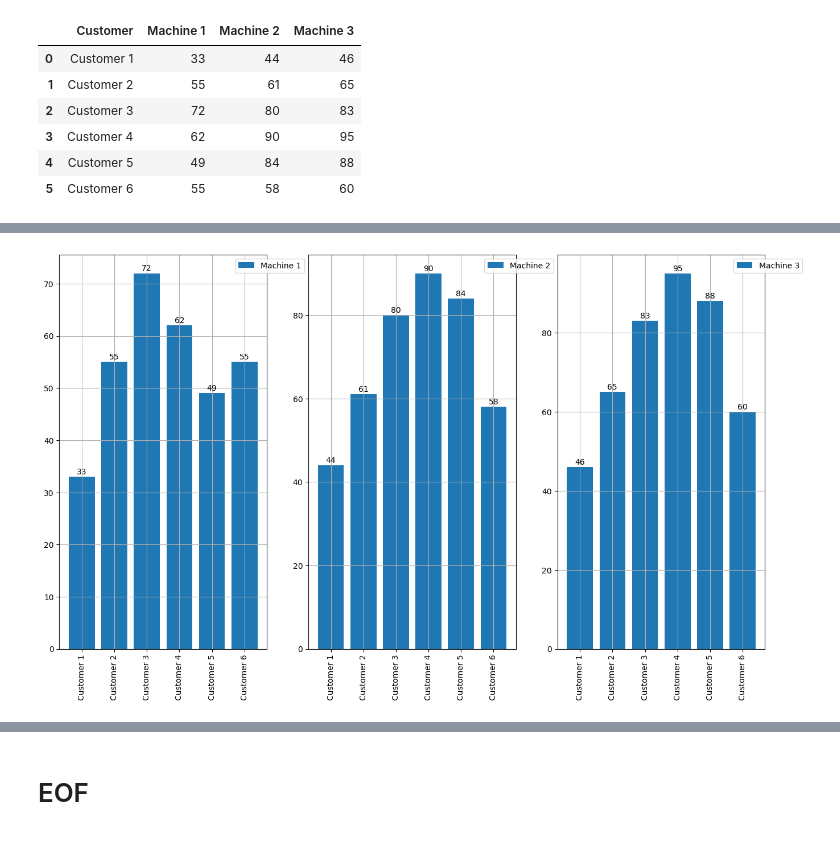
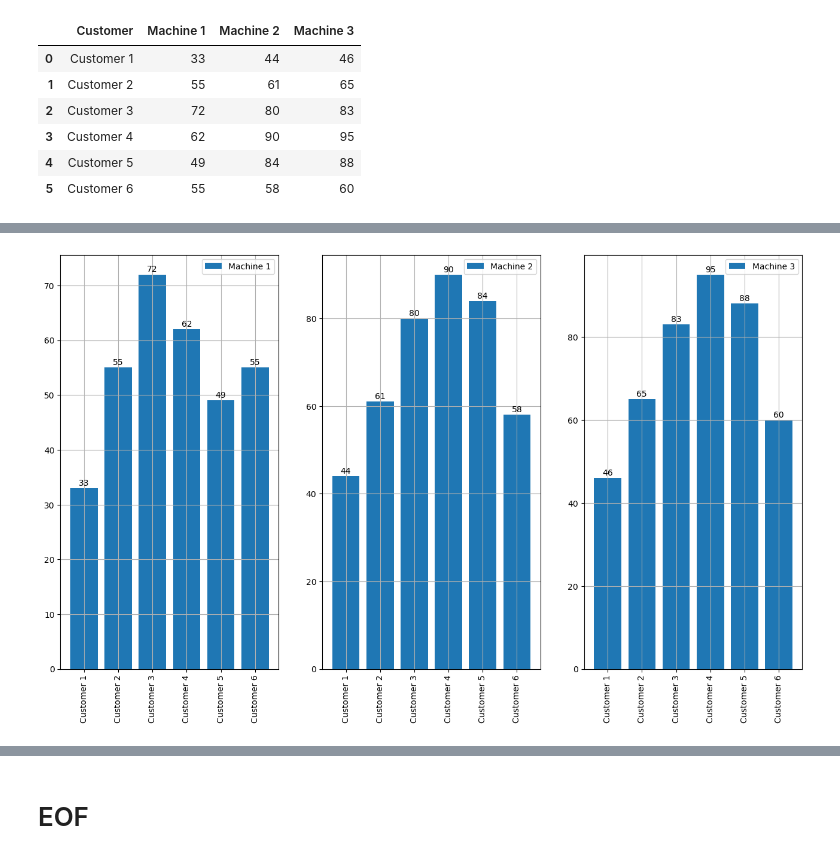
Before and after one commit to AlitheiaDeus/SiT_2301046, a Jupyter notebook: DA/Practice.ipynb, the cells around one changed output, grey strips where cells are left out. Saved outputs shown, nothing was run; the diff lists cells and outputs as text; code cells hidden in the pictures.

```diff
--- a/DA/Practice.ipynb
+++ b/DA/Practice.ipynb
@@ -427,16 +427,16 @@ plt.show()
 # %%
 fig, axes = plt.subplots(1, len(machines), figsize = (16, 9))
 
 for ax, machine in zip(axes, machines):
     bars = ax.bar(df['Customer'], df[machine], label = machine)
     for bar in bars:
         x = bar.get_x() + bar.get_width() / 2
         y = bar.get_height() + 0.2
         ax.text(x, y, f"{bar.get_height()}", ha = 'center', va = 'bottom')  # Add text with formatting
 
     ax.grid(True)
     ax.tick_params(axis = 'x', rotation = 90)
-    ax.legend(bbox_to_anchor = (1.2, 1))
+    ax.legend(bbox_to_anchor = (1, 1), loc = 'upper right')
 # %% [output]
-[figure, old version]
+[figure, new version]
 # %%
```
Also changed, not shown: parts of 6 cells of this notebook.
